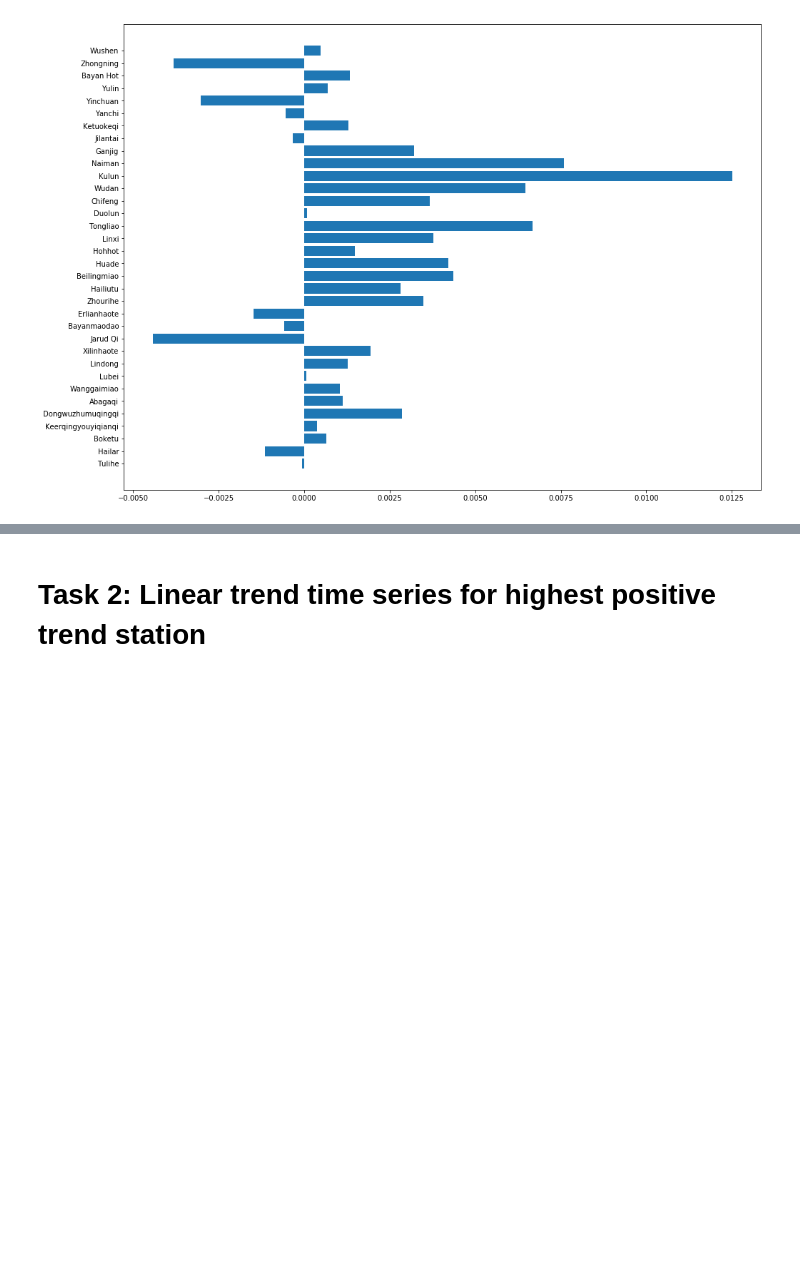
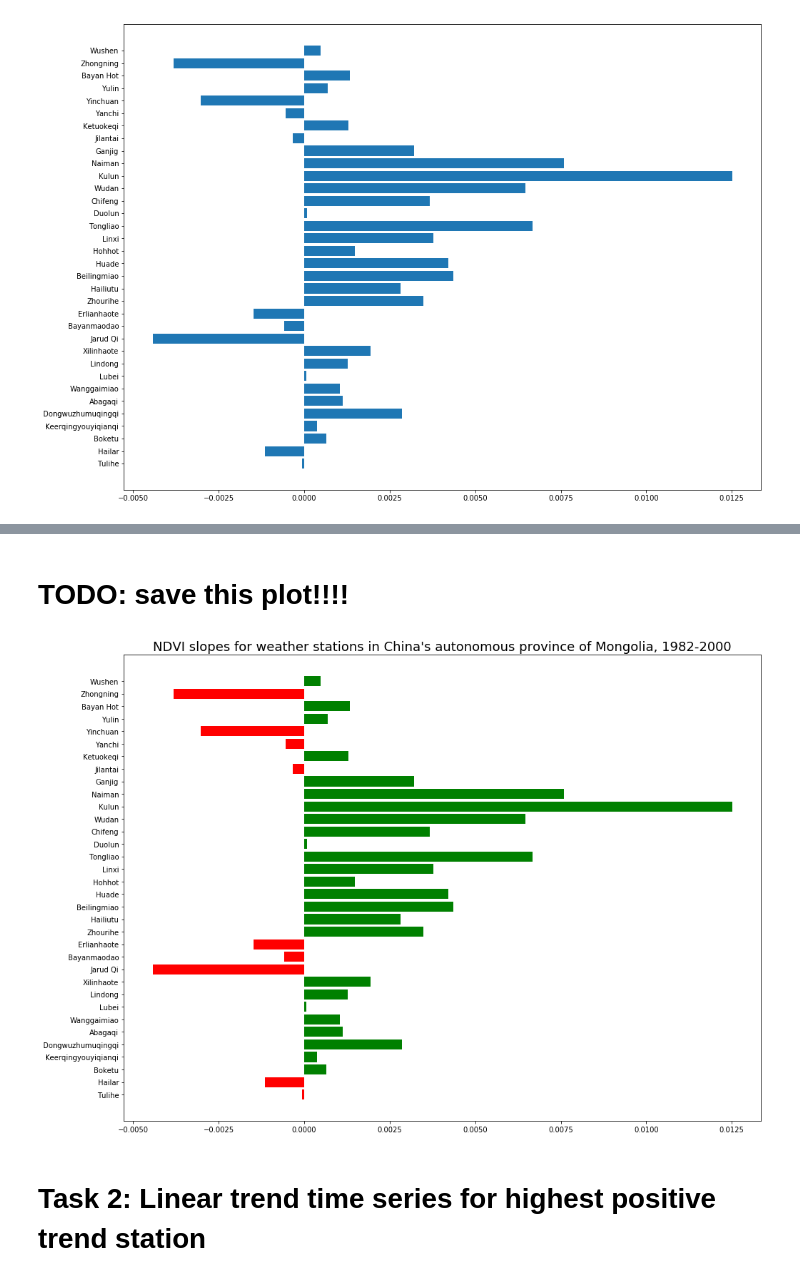
Before and after one commit to martin-martin/NDVI-trends-china, a Jupyter notebook: time_series_stats.ipynb, the cells around one changed output, grey strips where cells are left out. Cells and saved outputs as stored; diff of their text form; code cells hidden in the pictures; blank space fills up the shorter version.

```diff
--- a/time_series_stats.ipynb
+++ b/time_series_stats.ipynb
@@ -308,4 +307,14 @@ plt.barh(y=slope_df.index, width=slope_df.slope, color=colors)
 [figure]
+# %% [markdown]
+# TODO: save this plot!!!!
+# %%
+# save it to file
+fig, ax = plt.subplots()
+ax.barh(y=slope_df.index, width=slope_df.slope, color=colors)
+ax.set_title("NDVI slopes for weather stations in China's autonomous province of Mongolia, 1982-2000", fontsize=18)
+plt.savefig("ndvi_slopes.png")
+# %% [output]
+[figure, added]
 # %% [markdown]
 # Task 2: Linear trend time series for highest positive trend station
 # %%
```
Also changed, not shown: parts of 13 cells of this notebook, 29 other files.
